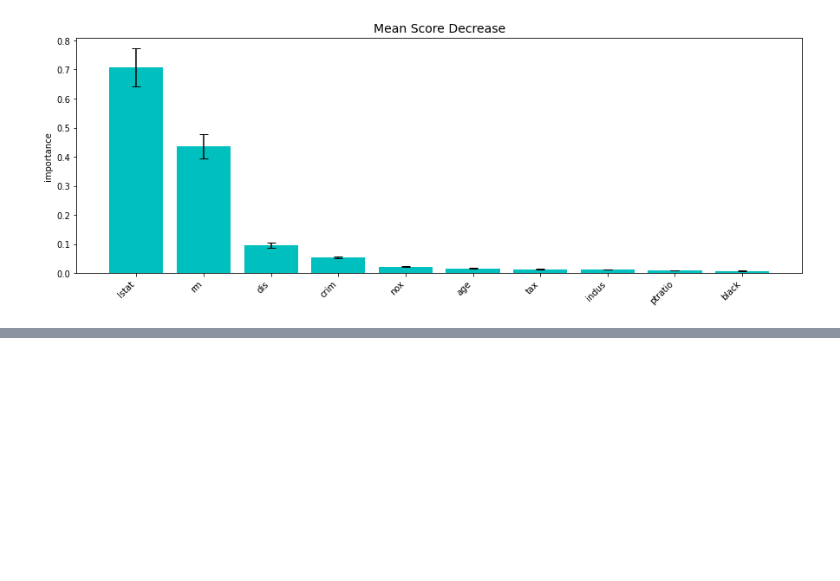
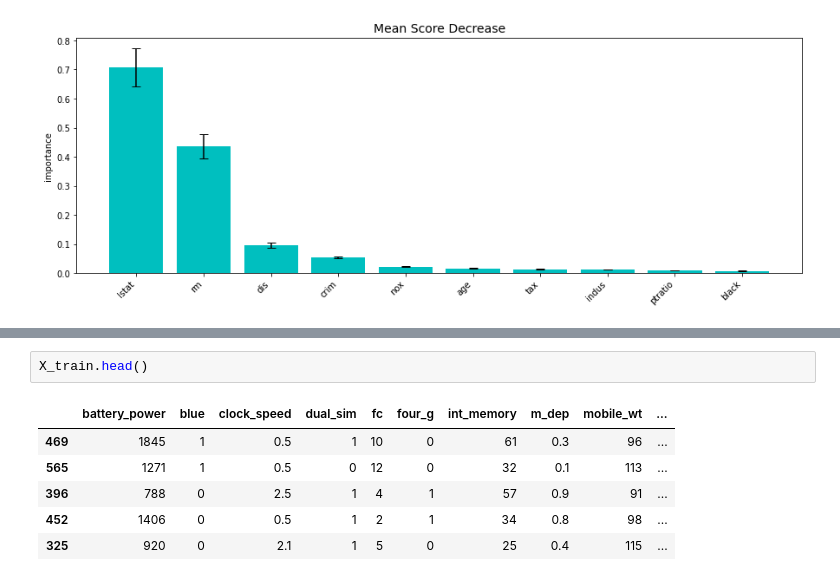
Before and after one commit to RizkiPasaribu/PythonDataScients, a Jupyter notebook: Mechine Learning (Supervised)/RAW (Random Forest).ipynb, the cells around one changed output, grey strips where cells are left out. Drawn from its saved outputs; the diff is of its cells as text; blank space fills up the shorter version.

```diff
--- a/Mechine Learning (Supervised)/RAW (Random Forest).ipynb
+++ b/Mechine Learning (Supervised)/RAW (Random Forest).ipynb
@@ -117,0 +181,9 @@ df_imp = mean_score_decrease(X_train, y_train, model, plot=True, topk=10)
+# %%
+X_train.head()
+# %% [output]
+|  | battery_power | blue | clock_speed | dual_sim | fc | four_g | int_memory | m_dep | mobile_wt | ... |
+| 469 | 1845 | 1 | 0.5 | 1 | 10 | 0 | 61 | 0.3 | 96 | ... |
+| 565 | 1271 | 1 | 0.5 | 0 | 12 | 0 | 32 | 0.1 | 113 | ... |
+| 396 | 788 | 0 | 2.5 | 1 | 4 | 1 | 57 | 0.9 | 91 | ... |
+| 452 | 1406 | 0 | 0.5 | 1 | 2 | 1 | 34 | 0.8 | 98 | ... |
+| 325 | 920 | 0 | 2.1 | 1 | 5 | 0 | 25 | 0.4 | 115 | ... |
```
Also changed, not shown: parts of 23 cells of this notebook, 4 other files.
